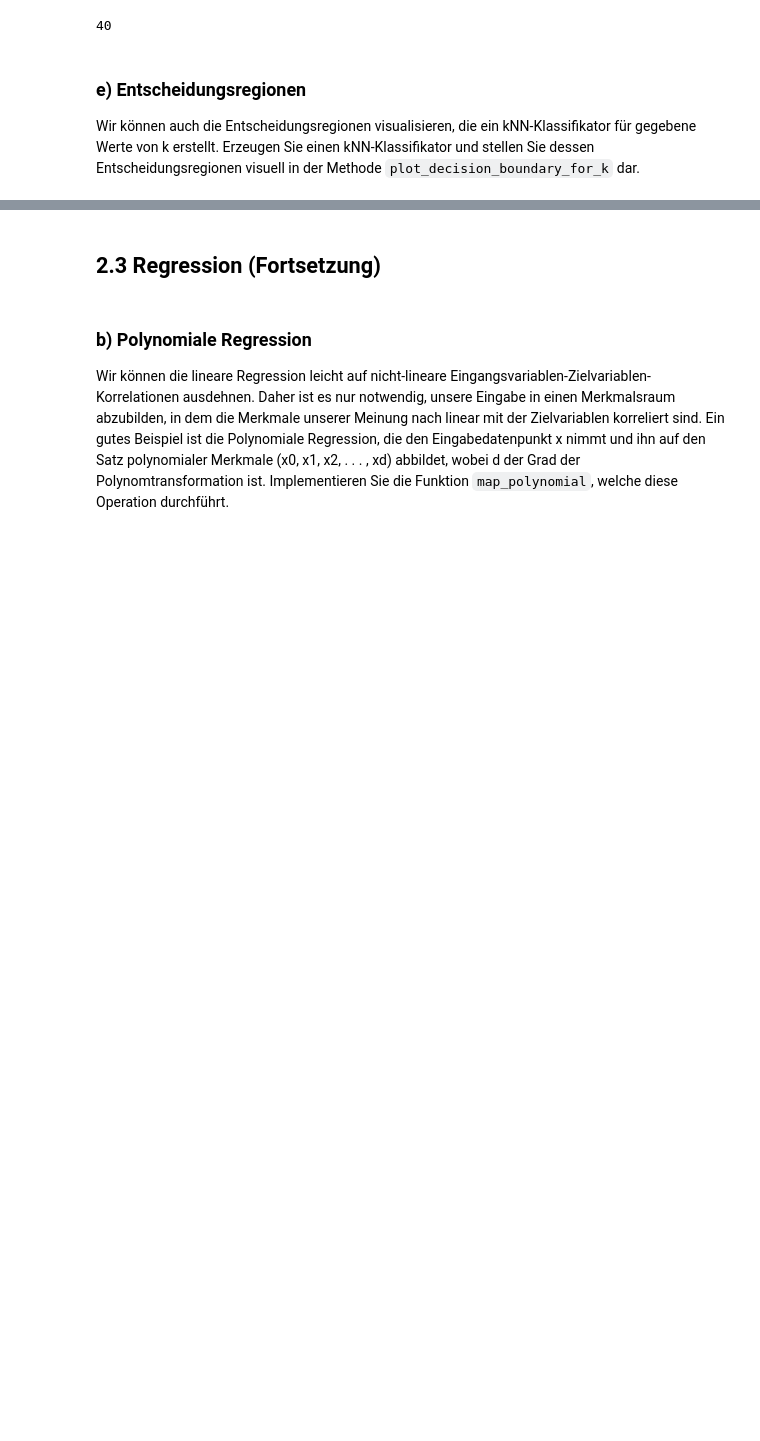
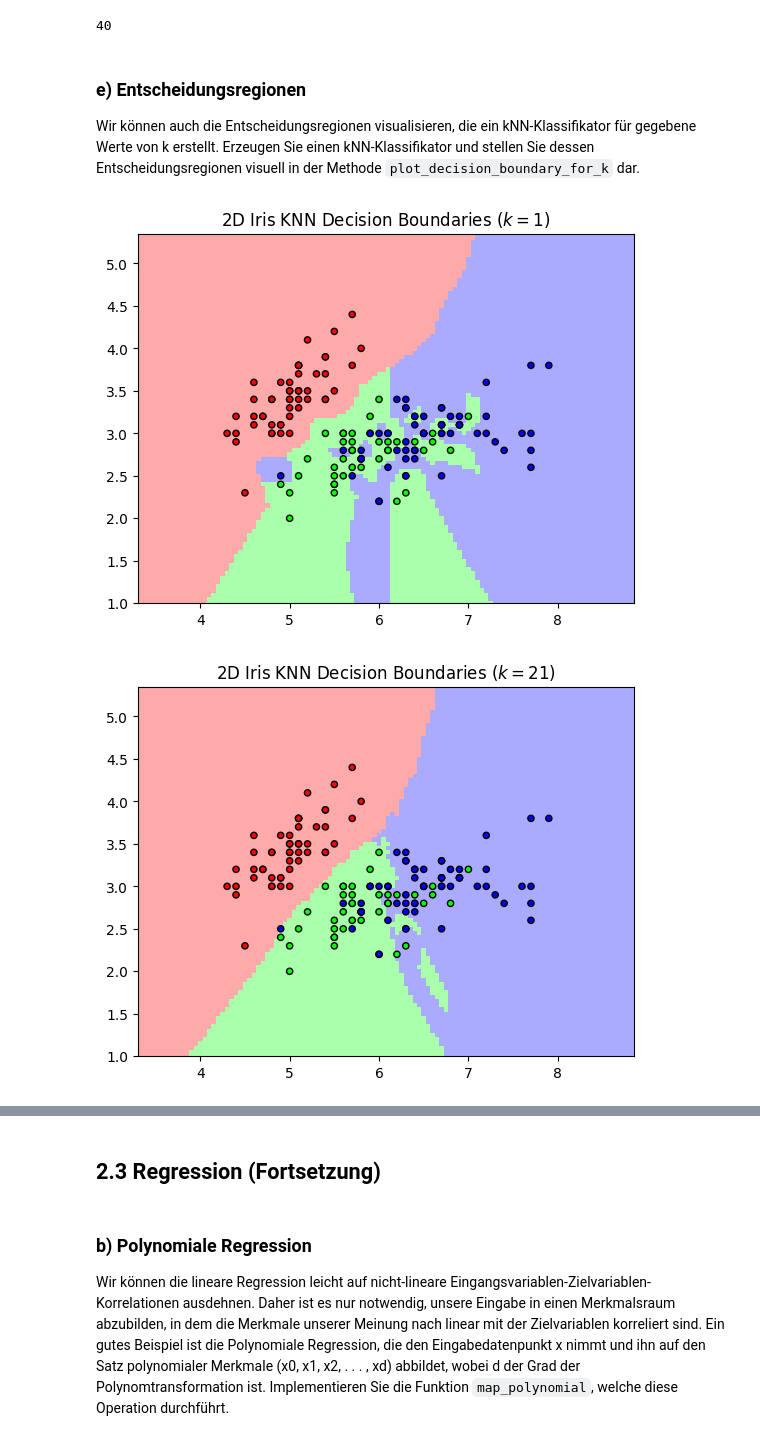
Before and after one commit to ytttkxo/Data-Mining-und-Maschinelles-Lernen, a Jupyter notebook: 02_Vorlage.ipynb, the cells around one changed output, grey strips where cells are left out. Drawn from its saved outputs; the diff is of its cells as text; code cells hidden in the pictures; blank space fills up the shorter version.

Commit message:
Complete assignment 02 kNN decision boundaries

```diff
--- a/02_Vorlage.ipynb
+++ b/02_Vorlage.ipynb
@@ -420,8 +420,13 @@ Methode `plot_decision_boundary_for_k` dar.
 # %%
 def plot_decision_boundary_for_k(k: int, X: np.ndarray, y: np.ndarray) -> None:
     """Erstellt und passt ein KNN-Modell mit dem Wert k an und plottet
     dessen Entscheidungsgrenze."""
-    raise NotImplementedError
+    knn = KNeighborsClassifier(n_neighbors=k)
+    knn.fit(X, y)
+    plot_decision_boundary(knn, X, y)
 
 for k in range(1, 101, 20):
         plot_decision_boundary_for_k(k, X, y)
+# %% [output]
+[figure, added]
+[figure, added]
```
Also changed, not shown: parts of 1 cell of this notebook.
